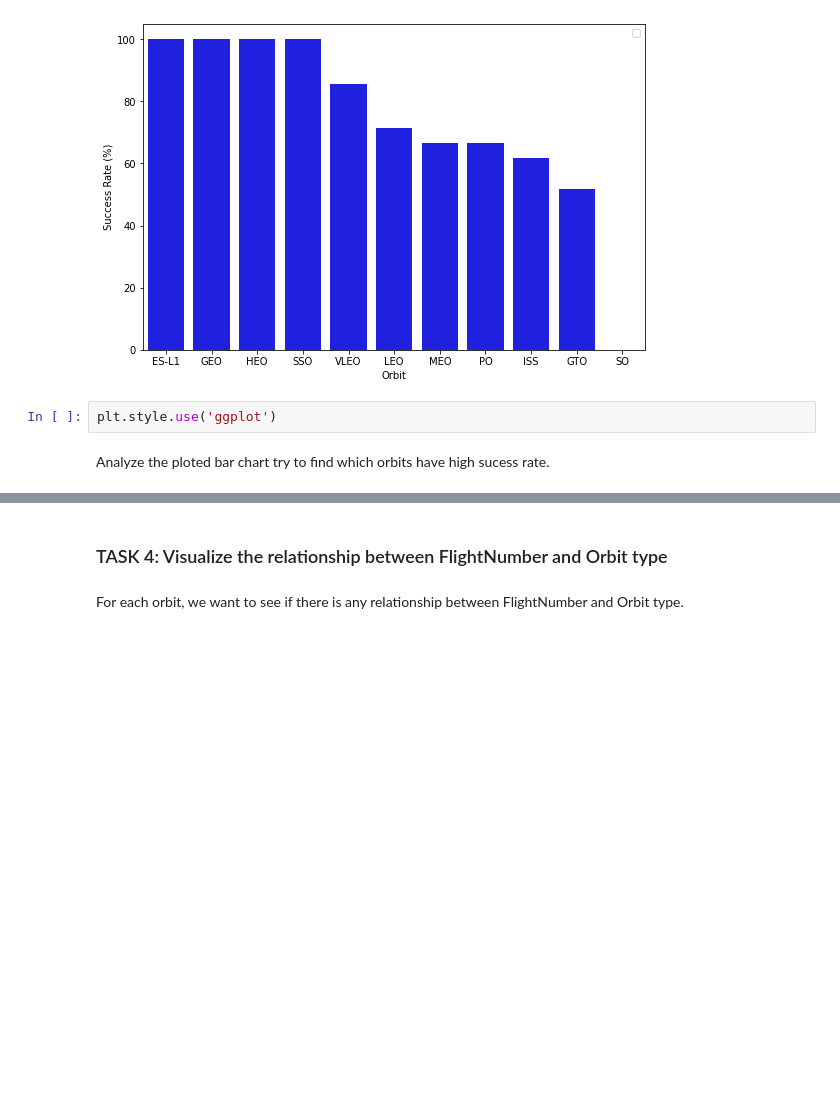
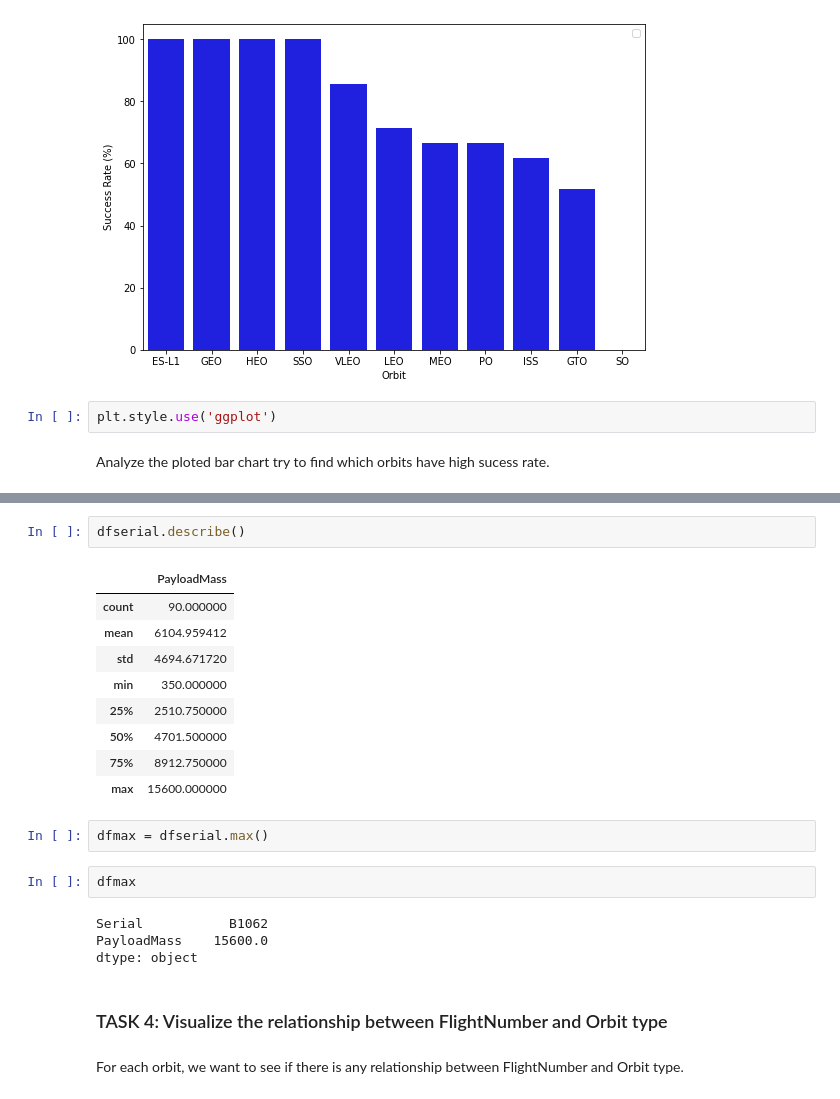
Before and after one commit to JAMESCUDERO/Marathon, a Jupyter notebook: 5_EDA_with_Data_Visualisation.ipynb, the cells around one changed output, grey strips where cells are left out. Cells and saved outputs as stored; diff of their text form; blank space fills up the shorter version.

```diff
--- a/5_EDA_with_Data_Visualisation.ipynb
+++ b/5_EDA_with_Data_Visualisation.ipynb
@@ -253,3 +364,23 @@ Analyze the ploted bar chart try to find which orbits have high sucess rate.
+# %%
+dfserial.describe()
+# %% [output]
+|  | PayloadMass |
+| count | 90.000000 |
+| mean | 6104.959412 |
+| std | 4694.671720 |
+| min | 350.000000 |
+| 25% | 2510.750000 |
+| 50% | 4701.500000 |
+| 75% | 8912.750000 |
+| max | 15600.000000 |
+# %%
+dfmax = dfserial.max()
+# %%
+dfmax
+# %% [output]
+Serial           B1062
+PayloadMass    15600.0
+dtype: object
 # %% [markdown]
 ### TASK  4: Visualize the relationship between FlightNumber and Orbit type
 # %% [markdown]
```
Also changed, not shown: parts of 12 cells of this notebook.
